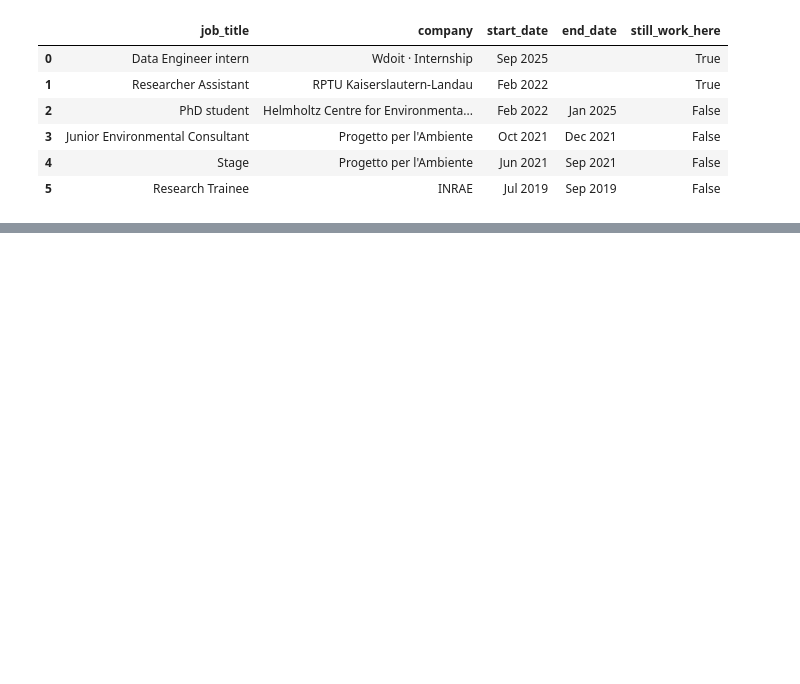
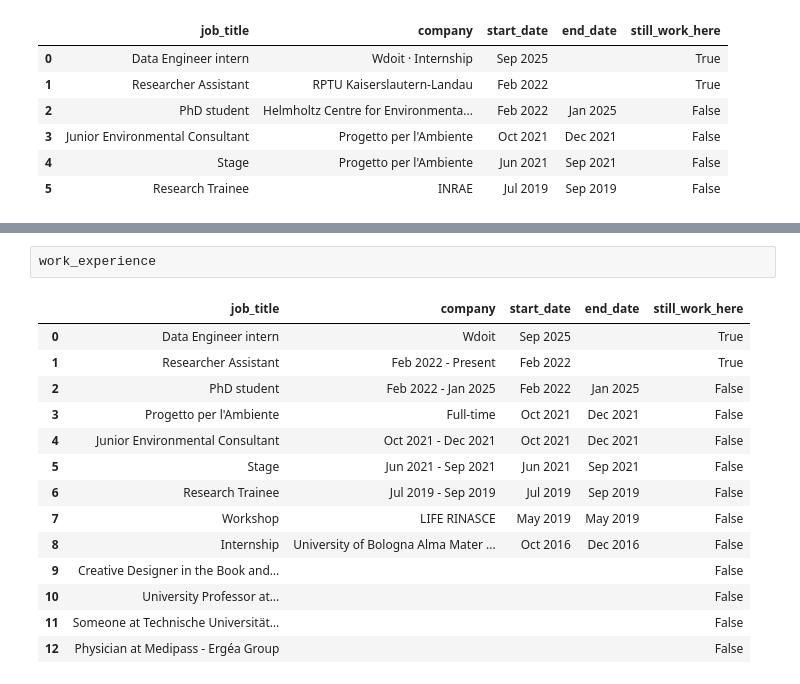
Before and after one commit to W-doit/talendeur-streamlit, a Jupyter notebook: linkedIN_scraping.ipynb, the cells around one changed output, grey strips where cells are left out. Saved outputs shown, nothing was run; the diff lists cells and outputs as text; blank space fills up the shorter version.

```diff
--- a/linkedIN_scraping.ipynb
+++ b/linkedIN_scraping.ipynb
@@ -664,0 +1725,17 @@ profile
+# %%
+work_experience
+# %% [output]
+|  | job_title | company | start_date | end_date | still_work_here |
+| 0 | Data Engineer intern | Wdoit | Sep 2025 |  | True |
+| 1 | Researcher Assistant | Feb 2022 - Present | Feb 2022 |  | True |
+| 2 | PhD student | Feb 2022 - Jan 2025 | Feb 2022 | Jan 2025 | False |
+| 3 | Progetto per l'Ambiente | Full-time | Oct 2021 | Dec 2021 | False |
+| 4 | Junior Environmental Consultant | Oct 2021 - Dec 2021 | Oct 2021 | Dec 2021 | False |
+| 5 | Stage | Jun 2021 - Sep 2021 | Jun 2021 | Sep 2021 | False |
+| 6 | Research Trainee | Jul 2019 - Sep 2019 | Jul 2019 | Sep 2019 | False |
+| 7 | Workshop | LIFE RINASCE | May 2019 | May 2019 | False |
+| 8 | Internship | University of Bologna Alma Mater ... | Oct 2016 | Dec 2016 | False |
+| 9 | Creative Designer in the Book and… |  |  |  | False |
+| 10 | University Professor at… |  |  |  | False |
+| 11 | Someone at Technische Universität… |  |  |  | False |
+| 12 | Physician at Medipass - Ergéa Group |  |  |  | False |
```
Also changed, not shown: parts of 10 cells of this notebook.
